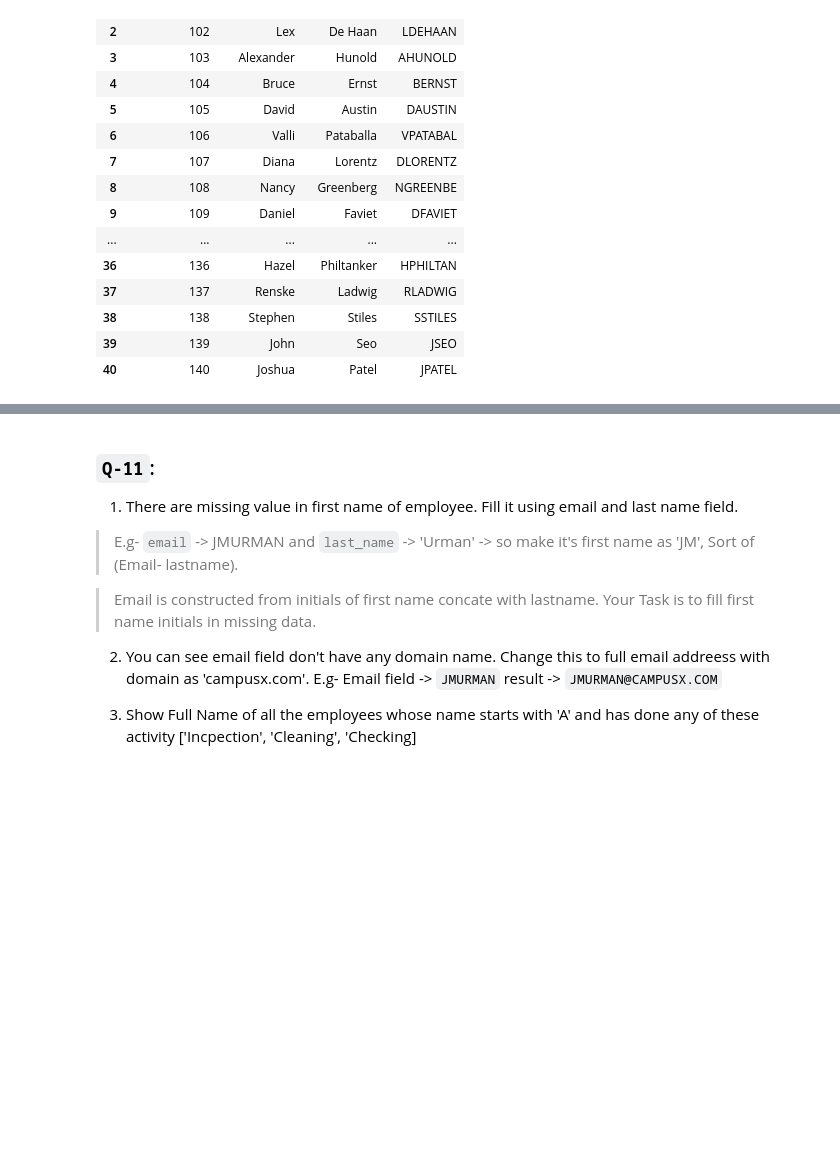
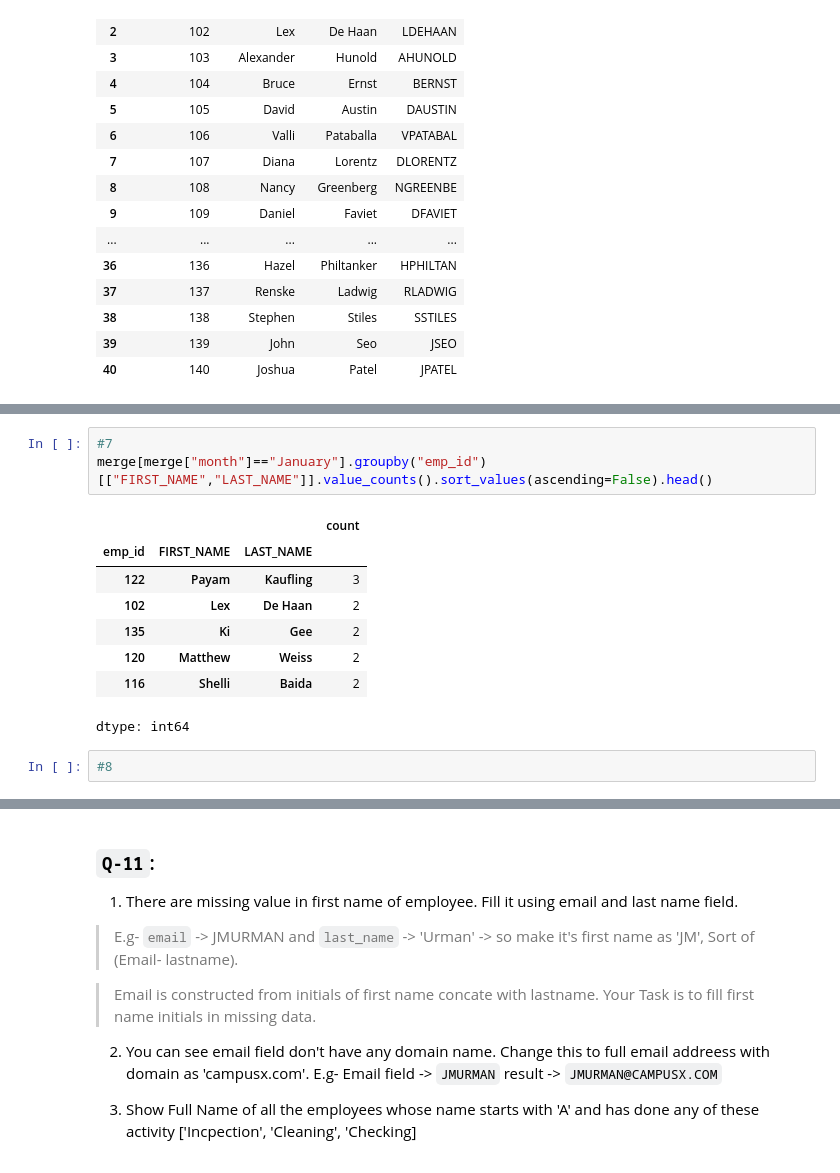
Before and after one commit to ushi-masuka/python-practice, a Jupyter notebook: day2202.ipynb, the cells around one changed output, grey strips where cells are left out. Saved outputs shown, nothing was run; the diff lists cells and outputs as text; blank space fills up the shorter version.

```diff
--- a/day2202.ipynb
+++ b/day2202.ipynb
@@ -319,0 +221,14 @@ employee
+# %%
+#7
+merge[merge["month"]=="January"].groupby("emp_id")[["FIRST_NAME","LAST_NAME"]].value_counts().sort_values(ascending=False).head()
+# %% [output]
+|  |  |  | count |
+| emp_id | FIRST_NAME | LAST_NAME |  |
+| 122 | Payam | Kaufling | 3 |
+| 102 | Lex | De Haan | 2 |
+| 135 | Ki | Gee | 2 |
+| 120 | Matthew | Weiss | 2 |
+| 116 | Shelli | Baida | 2 |
+dtype: int64
+# %%
+#8
```
Also changed, not shown: parts of 16 cells of this notebook.
